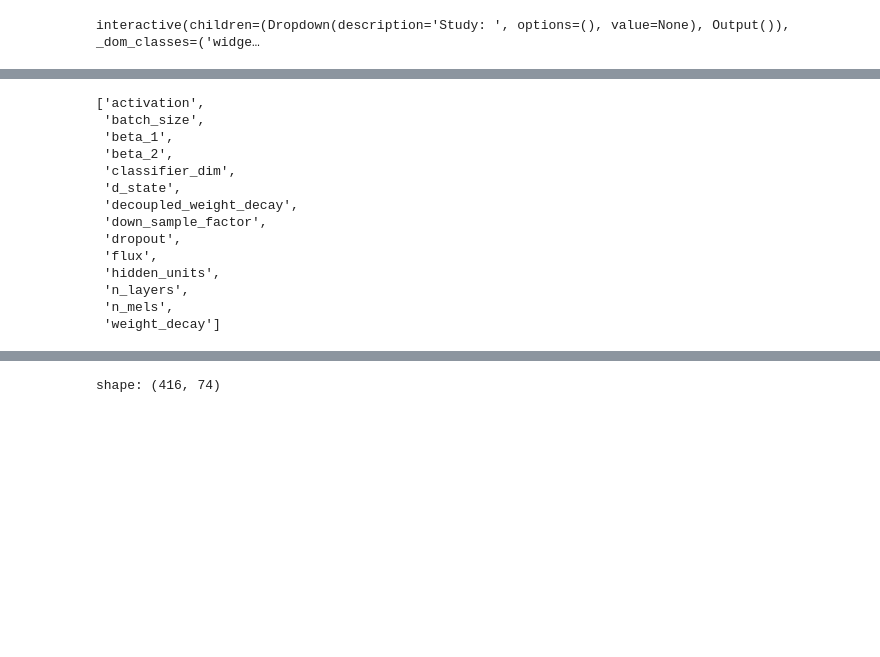
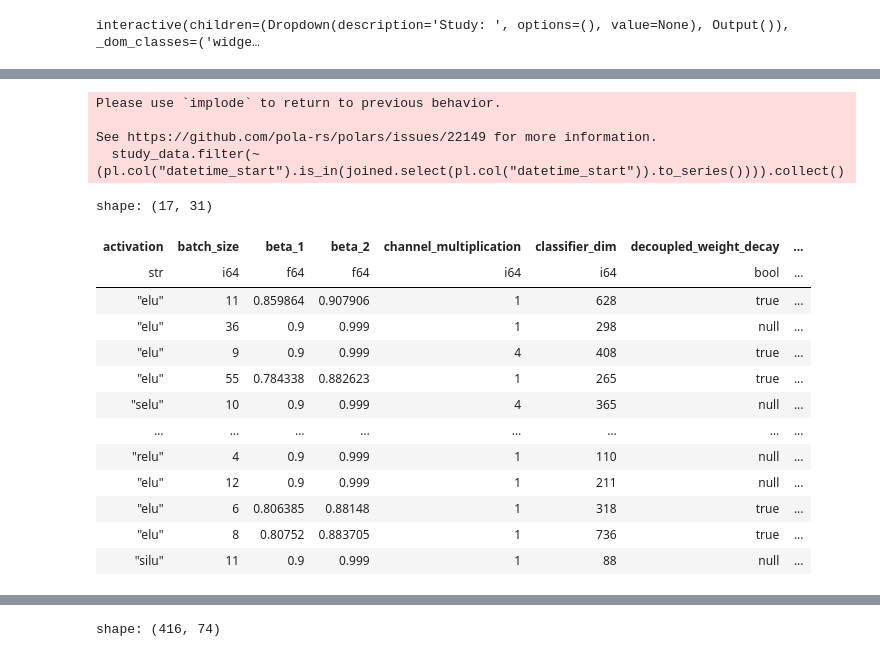
Before and after one commit to MarcelLieb/Automatic-Drum-Transcription, a Jupyter notebook: evaluate_experiments.ipynb, the cells around one changed output, grey strips where cells are left out. Drawn from its saved outputs; the diff is of its cells as text; code cells hidden in the pictures; blank space fills up the shorter version.

```diff
--- a/evaluate_experiments.ipynb
+++ b/evaluate_experiments.ipynb
@@ -478,20 +496,25 @@ shape: (1, 83)
 # %%
-full_matched_params
+# joined = hparams.with_columns(cs.by_dtype(pl.String).exclude("dir_name").str.to_lowercase()).with_columns(pl.duration(minutes=2).alias("tolerance")).join_where(study_data, abs((pl.col("start_time") - pl.col("datetime_start"))) < pl.col("tolerance"))
+study_data.filter(~(pl.col("datetime_start").is_in(joined.select(pl.col("datetime_start")).to_series()))).collect()
 # %% [output]
-['activation',
- 'batch_size',
- 'beta_1',
- 'beta_2',
- 'classifier_dim',
- 'd_state',
- 'decoupled_weight_decay',
- 'down_sample_factor',
- 'dropout',
- 'flux',
- 'hidden_units',
- 'n_layers',
- 'n_mels',
- 'weight_decay']
+Please use `implode` to return to previous behavior.
+
+See https://github.com/pola-rs/polars/issues/22149 for more information.
+  study_data.filter(~(pl.col("datetime_start").is_in(joined.select(pl.col("datetime_start")).to_series()))).collect()
+shape: (17, 31)
+| activation | batch_size | beta_1 | beta_2 | channel_multiplication | classifier_dim | decoupled_weight_decay | ... |
+| str | i64 | f64 | f64 | i64 | i64 | bool | ... |
+| "elu" | 11 | 0.859864 | 0.907906 | 1 | 628 | true | ... |
+| "elu" | 36 | 0.9 | 0.999 | 1 | 298 | null | ... |
+| "elu" | 9 | 0.9 | 0.999 | 4 | 408 | true | ... |
+| "elu" | 55 | 0.784338 | 0.882623 | 1 | 265 | true | ... |
+| "selu" | 10 | 0.9 | 0.999 | 4 | 365 | null | ... |
+| … | … | … | … | … | … | … | ... |
+| "relu" | 4 | 0.9 | 0.999 | 1 | 110 | null | ... |
+| "elu" | 12 | 0.9 | 0.999 | 1 | 211 | null | ... |
+| "elu" | 6 | 0.806385 | 0.88148 | 1 | 318 | true | ... |
+| "elu" | 8 | 0.80752 | 0.883705 | 1 | 736 | true | ... |
+| "silu" | 11 | 0.9 | 0.999 | 1 | 88 | null | ... |
 # %%
 import pathlib
 
```
Also changed, not shown: parts of 26 cells of this notebook, 1 other file.
